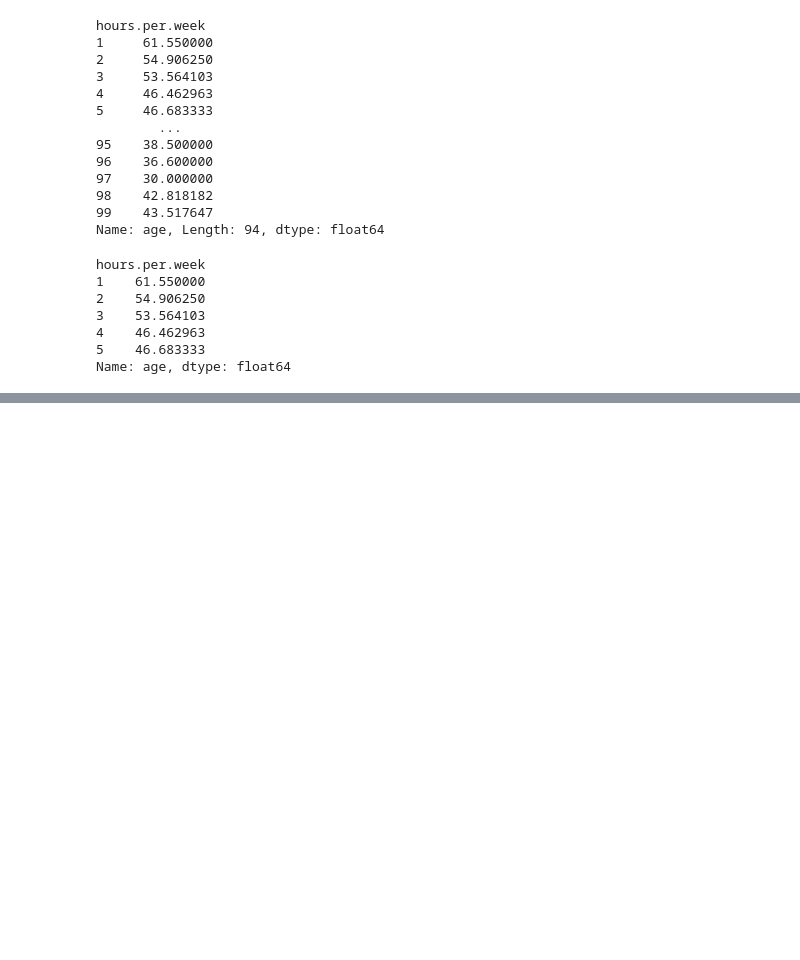
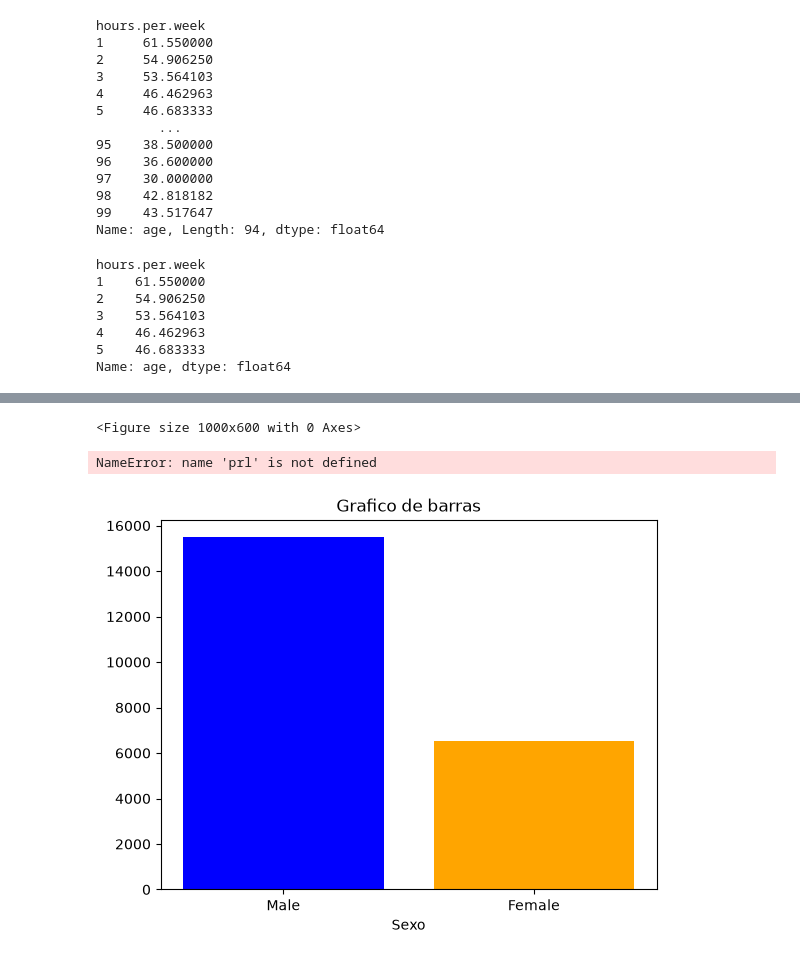
Before and after one commit to imfine-uruguay/descriptive_statistic, a Jupyter notebook: Stadistis_describe.ipynb, the cells around one changed output, grey strips where cells are left out. Cells and saved outputs as stored; diff of their text form; code cells hidden in the pictures; blank space fills up the shorter version.

```diff
--- a/Stadistis_describe.ipynb
+++ b/Stadistis_describe.ipynb
@@ -259,7 +259,7 @@ db = os.getenv('DB_NAME')
 user = os.getenv('DB_USER')
 password = os.getenv('DB_PASSWORD')
 
-conn = pyodbc.connect(
+conexion_str = (
     f'Driver={{ODBC Driver 18 for SQL Server}};'
     f'Server={host},{port};'
     f'Database={db};'
@@ -267,4 +267,6 @@ conn = pyodbc.connect(
     f'PWD={password};'
     f'TrustServerCertificate=yes;'
 )
+conn = pyodbc.connect(conexion_str)
+cursor = conn.cursor()
 # %%
@@ -272,0 +314,7 @@ load_df = pd.read_csv('./db_source/copy_adult.csv')
+# %%
+new_conn = pyodbc.connect(conexion_str)
+select_query = f'''select * from {table_name} where age > ?'''
+df = pd.read_sql(select_query, new_conn, params=[30])
+new_conn.close()
+print(df.shape)
+df.head()
@@ -272,0 +329,13 @@ load_df = pd.read_csv('./db_source/copy_adult.csv')
+# %%
+plt.figure(figsize=(10,6))
+sex_count = df['sex'].value_counts()
+# %% [output]
+<Figure size 1000x600 with 0 Axes>
+# %%
+plt.bar(sex_count.index, sex_count.values, color=['blue', 'orange'])
+plt.title('Grafico de barras')
+plt.xlabel('Sexo')
+prl.ylabel('Freciencia')
+# %% [output]
+NameError: name 'prl' is not defined
+[figure, added]
```
Also changed, not shown: parts of 4 cells of this notebook.
